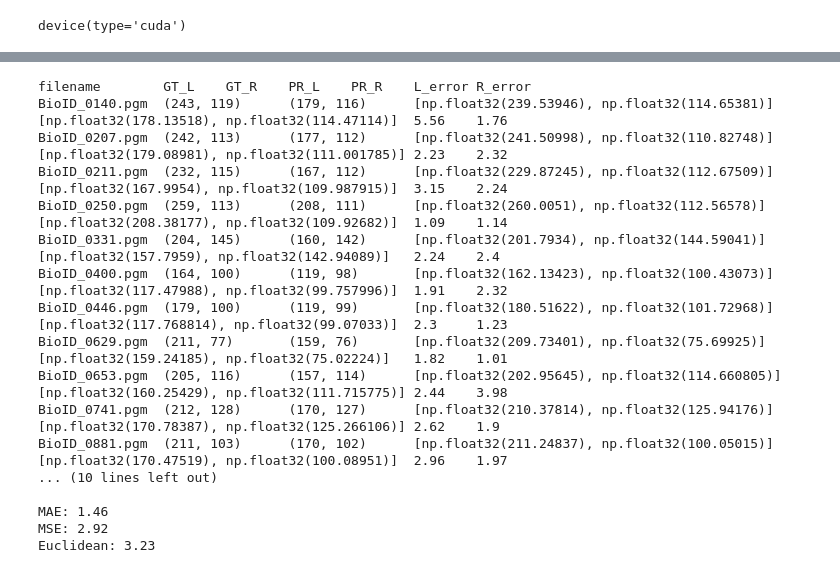
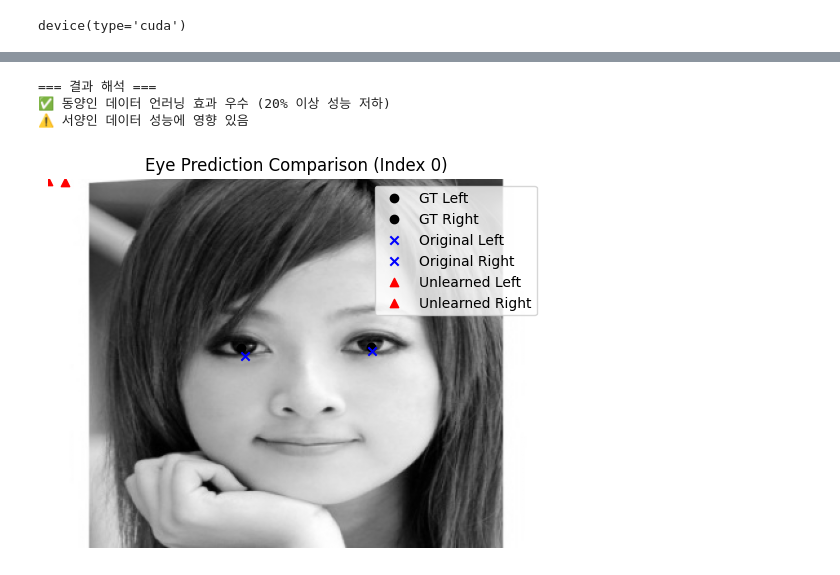
Before and after one commit to 2betforyou/SafeAI_FInal, a Jupyter notebook: SafeAI_Final.ipynb, the cells around one changed output, grey strips where cells are left out. Cells and saved outputs as stored; diff of their text form; code cells hidden in the pictures.

```diff
--- a/SafeAI_Final.ipynb
+++ b/SafeAI_Final.ipynb
@@ -544,7 +586,7 @@ loaded_model.eval()
 # %%
 # 동양인 이미지 찾기
 
-base_path = "/content/drive/MyDrive/BioID-multi-race"
+base_path = "/content/drive/MyDrive/SafeAI_Final/BioID-multi-race"
 image_files = sorted([f for f in os.listdir(base_path) if f.endswith(".pgm")])
 
 all_asian_indices = []
@@ -800,8 +920,9 @@ test_western_loader = DataLoader(test_western_dataset, batch_size=32, shuffle=Fa
 # %%
 # 원본 모델 로드 (언러닝 전)
-original_model = torch.load('eye_cnn_100epochs.pth')
+original_model = EyeCNN()
+original_model.load_state_dict(torch.load('/content/drive/MyDrive/SafeAI_Final/eye_cnn_100epochs.pth'))
+original_model.eval()
 
-# 언러닝 효과 평가 실행
 unlearning_ratio, retention_ratio = evaluate_unlearning_effectiveness(
     original_model=original_model,
     unlearned_model=unlearned_model,
@@ -1019,20 +959,45 @@ def compare_eye_coords(input_dir):
-# %%
-compare_eye_coords("/content/drive/MyDrive/SafeAI/comparisons")
-# %% [output]
-filename        GT_L    GT_R    PR_L    PR_R    L_error R_error
-BioID_0140.pgm  (243, 119)      (179, 116)      [np.float32(239.53946), np.float32(114.65381)]  [np.float32(178.13518), np.float32(114.47114)]  5.56    1.76
-BioID_0207.pgm  (242, 113)      (177, 112)      [np.float32(241.50998), np.float32(110.82748)]  [np.float32(179.08981), np.float32(111.001785)] 2.23    2.32
-BioID_0211.pgm  (232, 115)      (167, 112)      [np.float32(229.87245), np.float32(112.67509)]  [np.float32(167.9954), np.float32(109.987915)]  3.15    2.24
-BioID_0250.pgm  (259, 113)      (208, 111)      [np.float32(260.0051), np.float32(112.56578)]   [np.float32(208.38177), np.float32(109.92682)]  1.09    1.14
-BioID_0331.pgm  (204, 145)      (160, 142)      [np.float32(201.7934), np.float32(144.59041)]   [np.float32(157.7959), np.float32(142.94089)]   2.24    2.4
-BioID_0400.pgm  (164, 100)      (119, 98)       [np.float32(162.13423), np.float32(100.43073)]  [np.float32(117.47988), np.float32(99.757996)]  1.91    2.32
-BioID_0446.pgm  (179, 100)      (119, 99)       [np.float32(180.51622), np.float32(101.72968)]  [np.float32(117.768814), np.float32(99.07033)]  2.3     1.23
-BioID_0629.pgm  (211, 77)       (159, 76)       [np.float32(209.73401), np.float32(75.69925)]   [np.float32(159.24185), np.float32(75.02224)]   1.82    1.01
-BioID_0653.pgm  (205, 116)      (157, 114)      [np.float32(202.95645), np.float32(114.660805)] [np.float32(160.25429), np.float32(111.715775)] 2.44    3.98
-BioID_0741.pgm  (212, 128)      (170, 127)      [np.float32(210.37814), np.float32(125.94176)]  [np.float32(170.78387), np.float32(125.266106)] 2.62    1.9
-BioID_0881.pgm  (211, 103)      (170, 102)      [np.float32(211.24837), np.float32(100.05015)]  [np.float32(170.47519), np.float32(100.08951)]  2.96    1.97
-... (10 lines left out)
-
-MAE: 1.46
-MSE: 2.92
-Euclidean: 3.23
+# %%
+interpret_results(unlearning_ratio, retention_ratio)
+# %% [output]
+=== 결과 해석 ===
+✅ 동양인 데이터 언러닝 효과 우수 (20% 이상 성능 저하)
+⚠️ 서양인 데이터 성능에 영향 있음
+# %%
+import matplotlib.pyplot as plt
+
+def visualize_predictions(image_tensor, gt_coords, orig_coords, unlearned_coords, idx=0):
+    """
+    이미지와 눈 좌표 시각화
+    - image_tensor: (N, 1, H, W)
+    - gt_coords, orig_coords, unlearned_coords: (N, 4) [lx, ly, rx, ry]
+    """
+    image = image_tensor[idx].squeeze().cpu().numpy()
+    gt = gt_coords[idx].cpu().numpy()
+    orig = orig_coords[idx].cpu().numpy()
+    unlearned = unlearned_coords[idx].cpu().numpy()
+
+    plt.imshow(image, cmap='gray')
+    plt.scatter(gt[0], gt[1], c='black', label='GT Left', marker='o')
+    plt.scatter(gt[2], gt[3], c='black', label='GT Right', marker='o')
+
+    plt.scatter(orig[0], orig[1], c='blue', label='Original Left', marker='x')
+    plt.scatter(orig[2], orig[3], c='blue', label='Original Right', marker='x')
+
+    plt.scatter(unlearned[0], unlearned[1], c='red', label='Unlearned Left', marker='^')
+    plt.scatter(unlearned[2], unlearned[3], c='red', label='Unlearned Right', marker='^')
+
+    plt.title(f"Eye Prediction Comparison (Index {idx})")
+    plt.legend()
+    plt.axis('off')
+    plt.show()
+# %%
+data_iter = iter(test_asian_loader)
+images, labels = next(data_iter)
+
+with torch.no_grad():
+    orig_preds = original_model(images)
+    unlearned_preds = unlearned_model(images)
+
+visualize_predictions(images, labels, orig_preds, unlearned_preds, idx=0)
+# %% [output]
+[figure, added]
```
Also changed, not shown: parts of 24 cells of this notebook.
